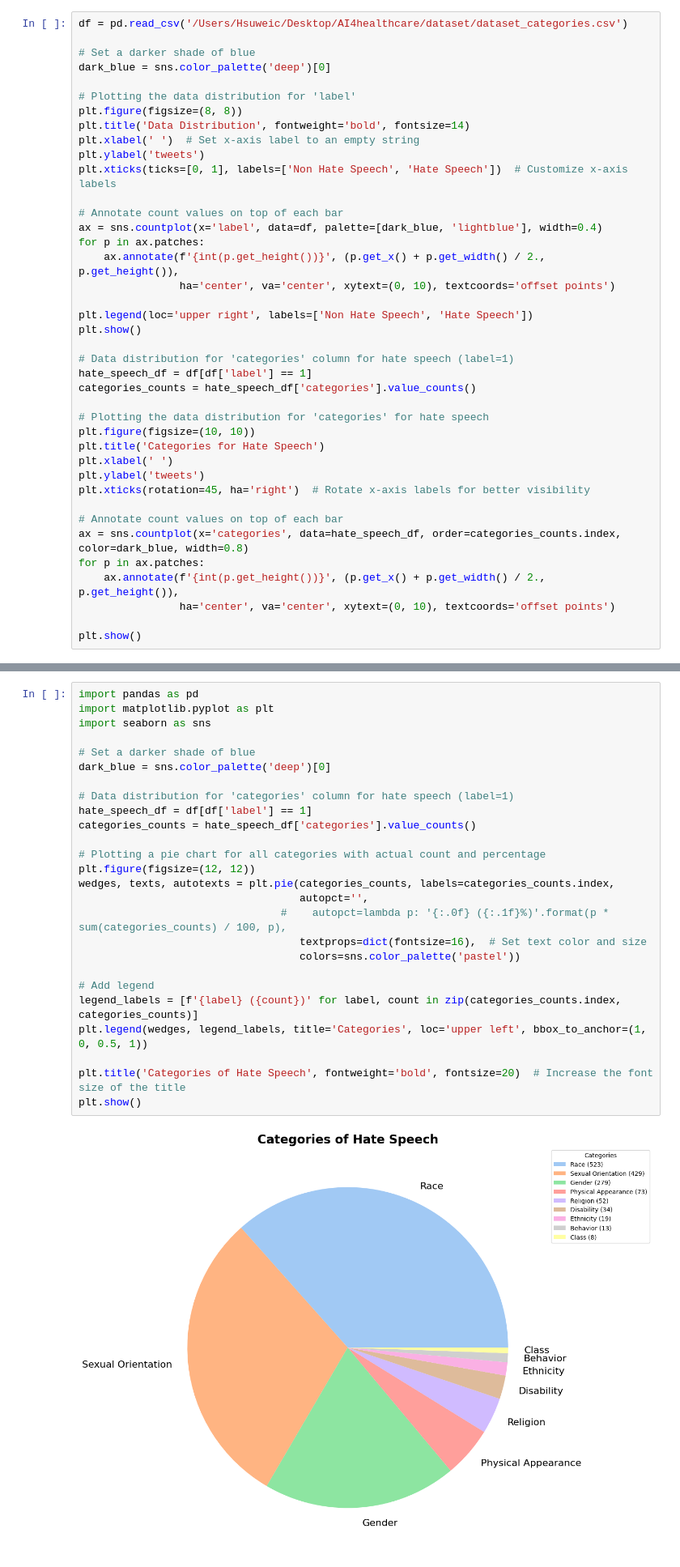
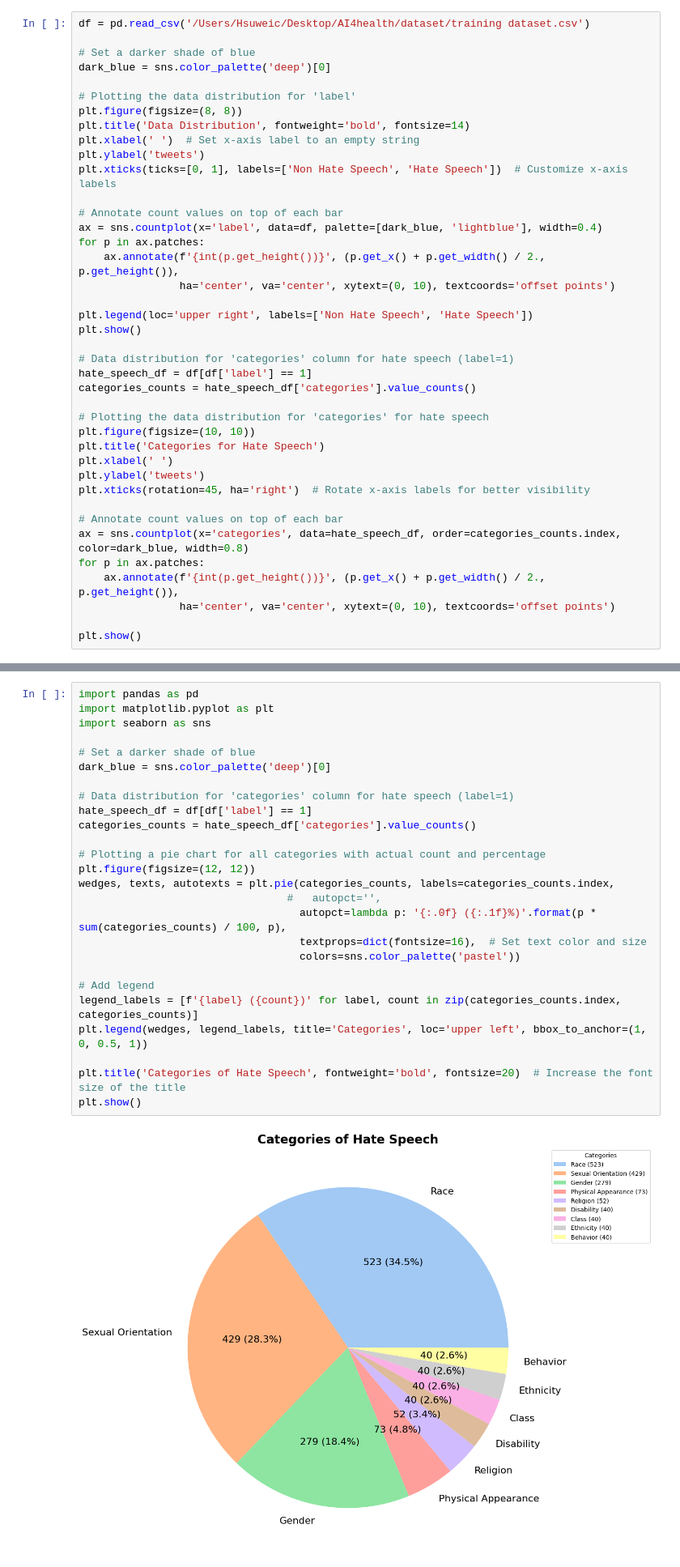
Before and after one commit to wh476/AI4health, a Jupyter notebook: Data analysis.ipynb, the cells around one changed output, grey strips where cells are left out. Shown at 81% size. Drawn from its saved outputs; the diff is of its cells as text.

```diff
--- a/Data analysis.ipynb
+++ b/Data analysis.ipynb
@@ -3,7 +3,7 @@ import pandas as pd
 import matplotlib.pyplot as plt
 import seaborn as sns
 # %%
-df = pd.read_csv('/Users/Hsuweic/Desktop/AI4healthcare/dataset/dataset_categories.csv')
+df = pd.read_csv('/Users/Hsuweic/Desktop/AI4health/dataset/training dataset.csv')
 
 # Set a darker shade of blue
 dark_blue = sns.color_palette('deep')[0]
@@ -75,28 +75,28 @@ plt.show()
 # %%
 import pandas as pd
 import matplotlib.pyplot as plt
 import seaborn as sns
 
 # Set a darker shade of blue
 dark_blue = sns.color_palette('deep')[0]
 
 # Data distribution for 'categories' column for hate speech (label=1)
 hate_speech_df = df[df['label'] == 1]
 categories_counts = hate_speech_df['categories'].value_counts()
 
 # Plotting a pie chart for all categories with actual count and percentage
 plt.figure(figsize=(12, 12))
 wedges, texts, autotexts = plt.pie(categories_counts, labels=categories_counts.index,
-                                   autopct='',
-                                #    autopct=lambda p: '{:.0f} ({:.1f}%)'.format(p * sum(categories_counts) / 100, p),
+                                 #   autopct='',
+                                   autopct=lambda p: '{:.0f} ({:.1f}%)'.format(p * sum(categories_counts) / 100, p),
                                    textprops=dict(fontsize=16),  # Set text color and size
                                    colors=sns.color_palette('pastel'))
 
 # Add legend
 legend_labels = [f'{label} ({count})' for label, count in zip(categories_counts.index, categories_counts)]
 plt.legend(wedges, legend_labels, title='Categories', loc='upper left', bbox_to_anchor=(1, 0, 0.5, 1))
 
 plt.title('Categories of Hate Speech', fontweight='bold', fontsize=20)  # Increase the font size of the title
 plt.show()
 # %% [output]
-[figure, old version]
+[figure, new version]
```
Also changed, not shown: parts of 2 cells of this notebook, 3 other files.
